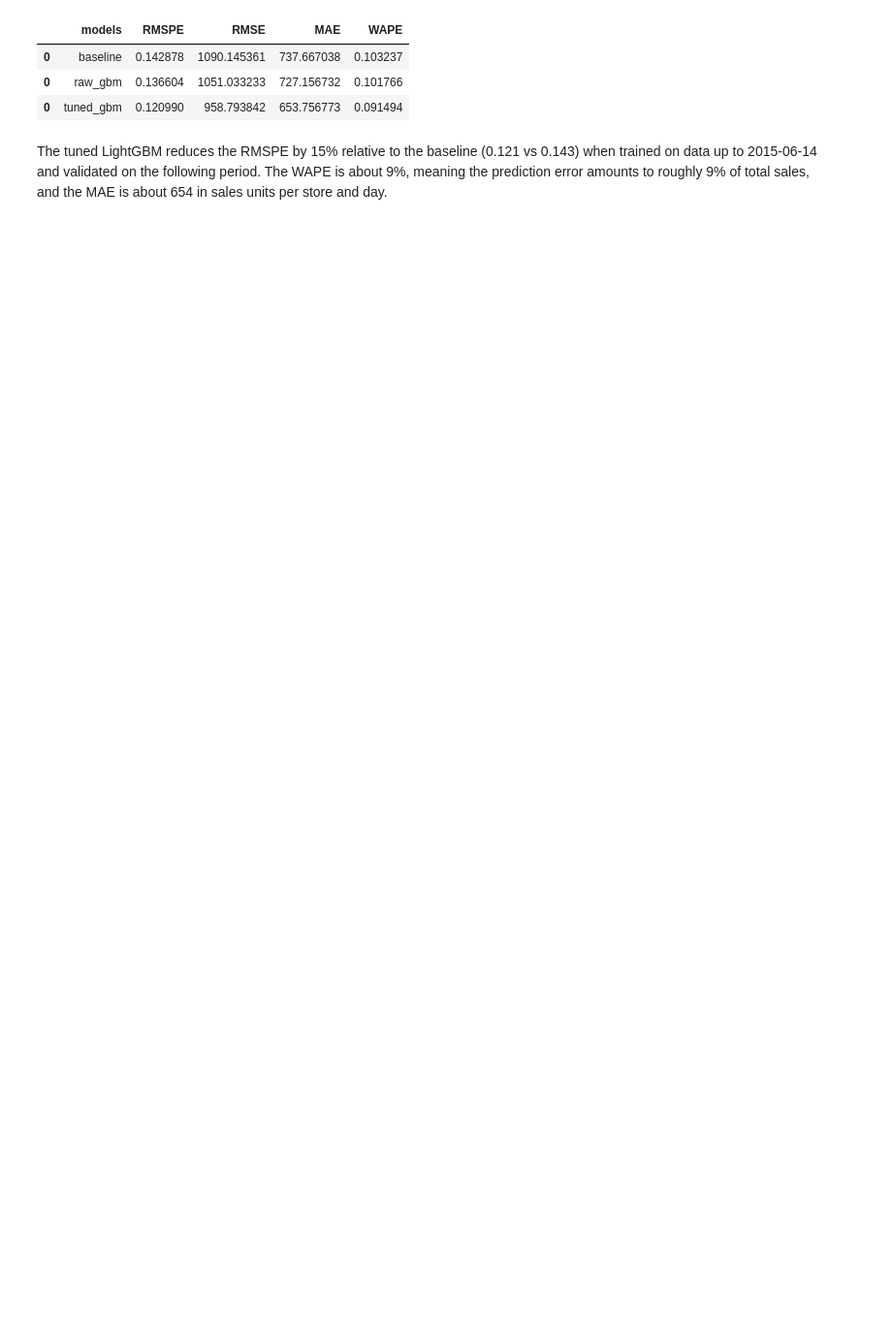
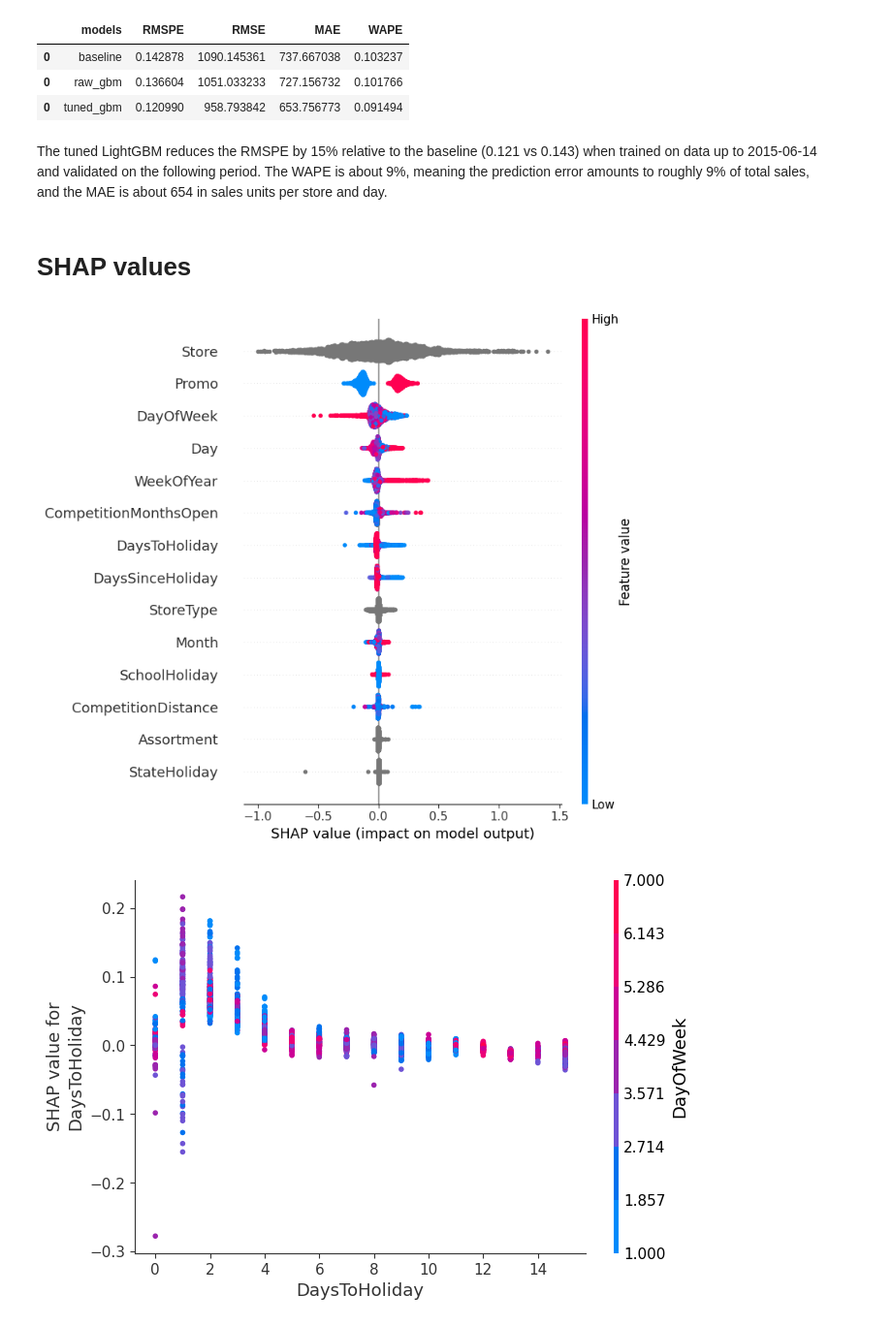
Before and after one commit to dignatgr/rossmann-forecasting, a Jupyter notebook: notebooks/03_models.ipynb, the cells around one changed output. Shown at 97% size. Saved outputs shown, nothing was run; the diff lists cells and outputs as text; code cells hidden in the pictures; blank space fills up the shorter version.

Commit message:
SHAP values interpretation and complete readme

```diff
--- a/notebooks/03_models.ipynb
+++ b/notebooks/03_models.ipynb
@@ -265,3 +272,15 @@ metrics[["models", "RMSPE", "RMSE", "MAE", "WAPE"]]
 The tuned LightGBM reduces the RMSPE by 15% relative to the baseline (0.121 vs 0.143) when trained on data up to 2015-06-14 \
 and validated on the following period. The WAPE is about 9%, meaning the prediction error amounts to roughly 9% of total sales, \
 and the MAE is about 654 in sales units per store and day.
+# %% [markdown]
+# SHAP values
+# %%
+import shap
+explainer = shap.TreeExplainer(model)
+sample = x_train.sample(5000, random_state=0)
+shap_values = explainer.shap_values(sample)
+shap.summary_plot(shap_values, sample)            # global view
+shap.dependence_plot("DaysToHoliday", shap_values, sample, interaction_index="DayOfWeek")
+# %% [output]
+[figure, added]
+[figure, added]
```
Also changed, not shown: parts of 4 cells of this notebook, 1 other file.
